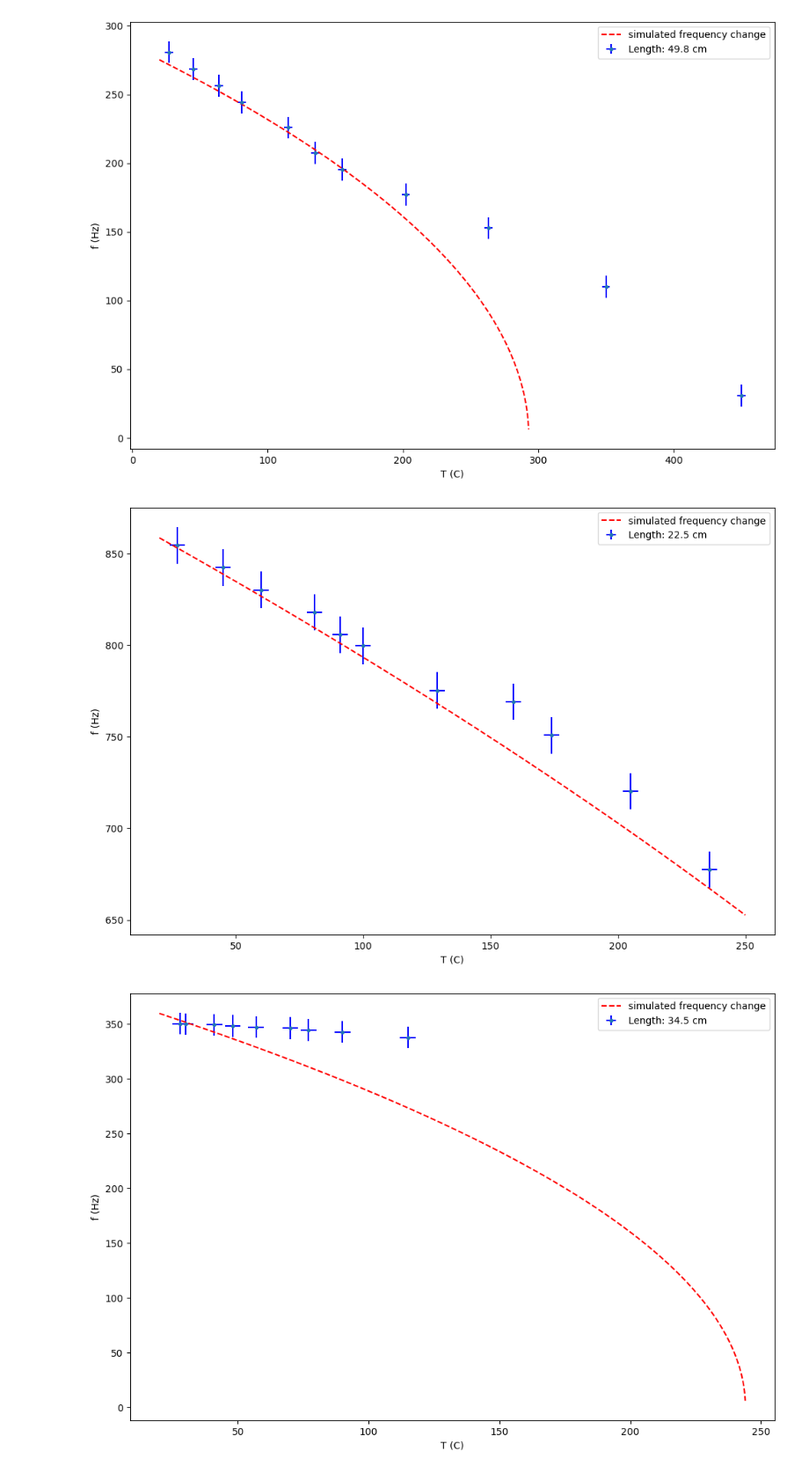
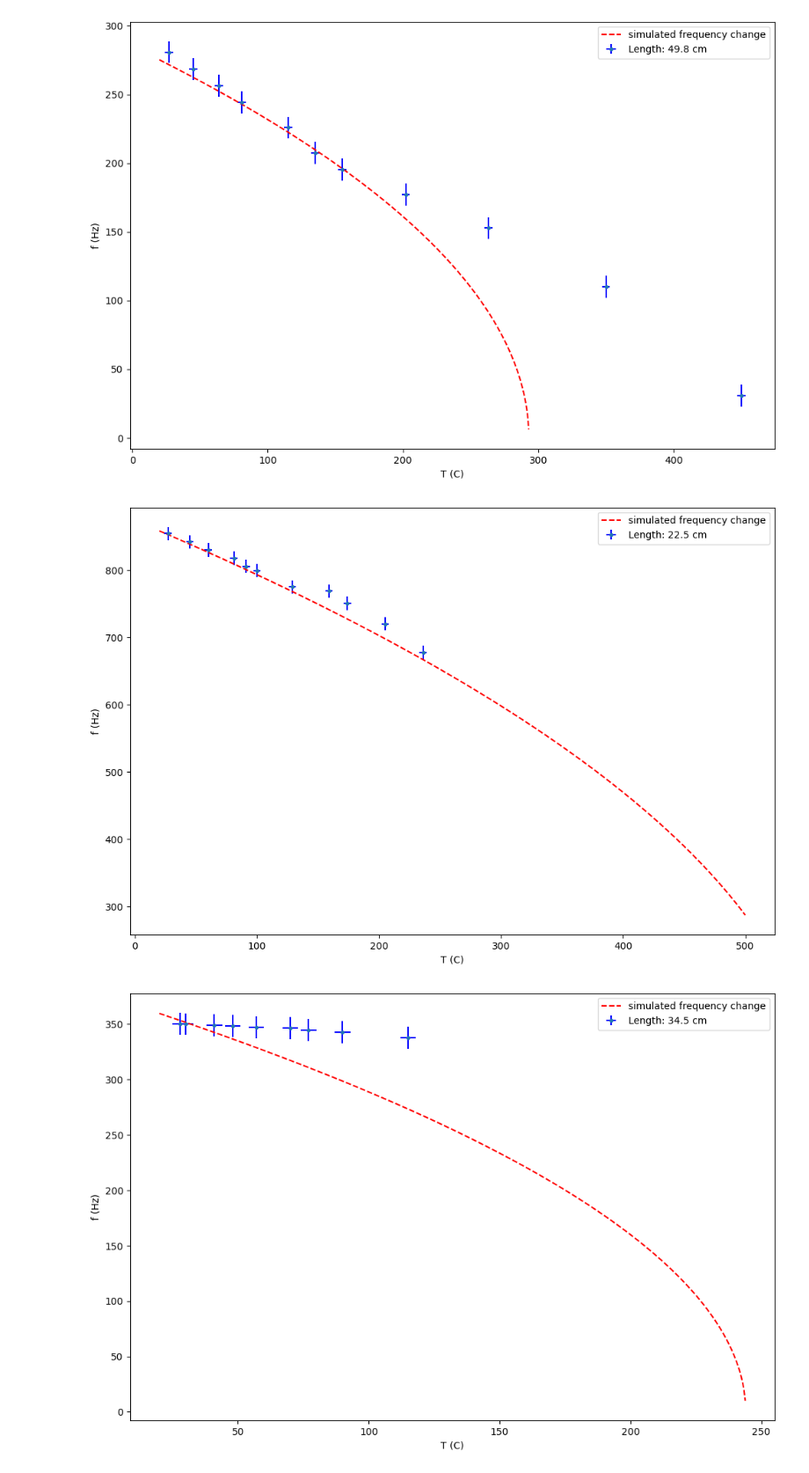
Before and after one commit to AlejandroJean1/Onderzoekspracticum-TN2, a Jupyter notebook: Data Analyse.ipynb, the cells around one changed output. Shown at 88% size. Saved outputs shown, nothing was run; the diff lists cells and outputs as text; code cells hidden in the pictures.

```diff
--- a/Data Analyse.ipynb
+++ b/Data Analyse.ipynb
@@ -178,7 +178,7 @@ def frequentieF(l,T,mu,opp):
 
 lijn = 0.498
 simT498 = np.linspace(20,500,1000)
-calc_freq = np.array([])
+calc_freq498 = np.array([])
 for i in simT498:
     deltaT= i - 27
     delta_r = r*deltaT*alpha_L
@@ -189,7 +189,8 @@ for i in simT498:
     New_di = di/NewV
     New_mu = New_di*new_opp
     new_freq = frequentieF(lijn,i,New_mu,new_opp)
-    calc_freq = np.append(calc_freq,new_freq)
+    calc_freq498 = np.append(calc_freq498,new_freq)
+
 
 T498 = np.array([27, 45, 64, 81, 115, 135, 155, 202, 263, 350, 450]) # Celsius
 u_T498 = 3 # Onzekerheid 3 graden
@@ -198,7 +199,7 @@ u_f498 = 8 # Onzekerheid 1 Hz
 
 plt.figure(figsize=[12, 8])
 plt.errorbar(T498, eigen_f498, yerr=u_f498, xerr=u_T498, fmt='.', ecolor='blue', label="Length: 49.8 cm")
-plt.plot(simT498,calc_freq, "r--", label="simulated frequency change")
+plt.plot(simT498,calc_freq498, "r--", label="simulated frequency change")
 plt.xlabel("T (C)")
 plt.ylabel("f (Hz)")
 plt.legend()
@@ -221,38 +222,38 @@ E = 200*(10**9)
 def frequentieF(l,T,mu,opp):
     t = t0 - E * alpha_L * T * opp
     v = np.sqrt(t/mu)
     return (1*v/(2*l))
 
 lijn = 0.225
-simT225 = np.linspace(20,250,1000)
-calc_freq = np.array([])
+simT225 = np.linspace(20,500,1000)
+calc_freq225 = np.array([])
 for i in simT225:
     deltaT= i - 27
     delta_r = r*deltaT*alpha_L
     new_r = r + delta_r
     new_opp = np.pi*new_r**2
     V_change = alpha_V*deltaT*V
     NewV = V_change + V
     New_di = di/NewV
     New_mu = New_di*new_opp
     new_freq = frequentieF(lijn,i,New_mu,new_opp)
-    calc_freq = np.append(calc_freq,new_freq)
+    calc_freq225 = np.append(calc_freq225,new_freq)
 
 T225 = np.array([27, 45, 60, 81, 91, 100, 129, 159, 174, 205, 236]) # Celsius
 u_T225 = 3
 eigen_f225 = np.array([854.49, 842.28, 830.07, 817.87, 805.66, 799.56, 775.14, 769.04, 750.73, 720.21, 677.49]) # Hz
 u_f225 = 10 # Vanaf 100 graden ...ehhh
 
 plt.figure(figsize=[12, 8])
 plt.errorbar(T225, eigen_f225, yerr=u_f225, xerr=u_T225, fmt='.', ecolor='blue', label="Length: 22.5 cm")
-plt.plot(simT225,calc_freq, "r--", label="simulated frequency change")
+plt.plot(simT225,calc_freq225, "r--", label="simulated frequency change")
 
 plt.xlabel("T (C)")
 plt.ylabel("f (Hz)")
 plt.legend()
 plt.show()
 # %% [output]
-[figure, old version]
+[figure, new version]
 # %%
 t0 = 104 #N
 di = 7900 #kg/m^3
```
Also changed, not shown: parts of 2 cells of this notebook.
